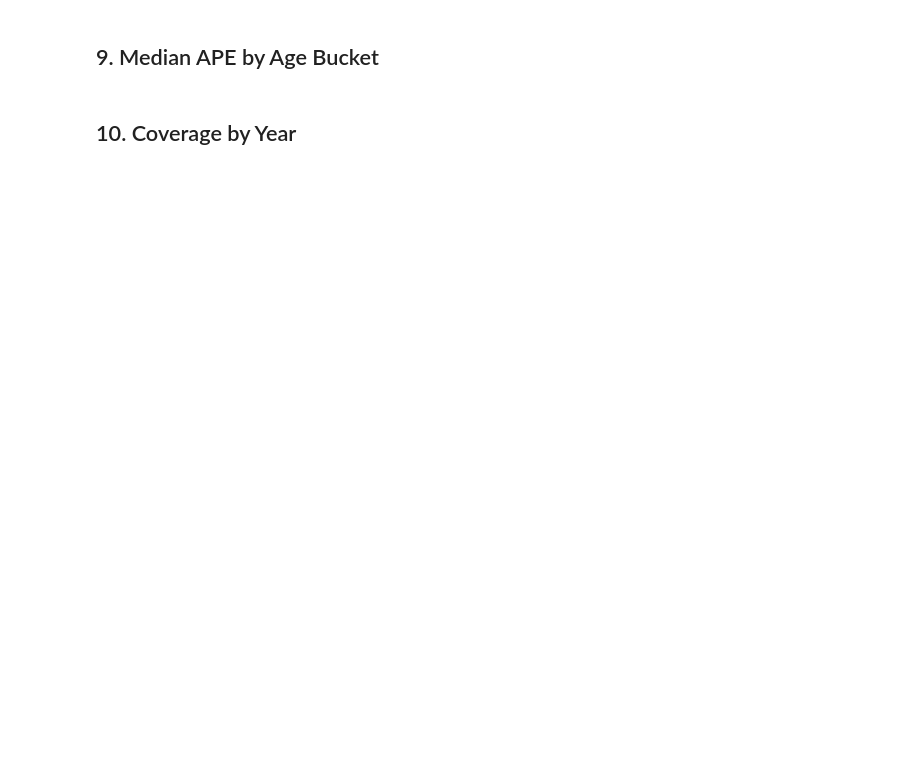
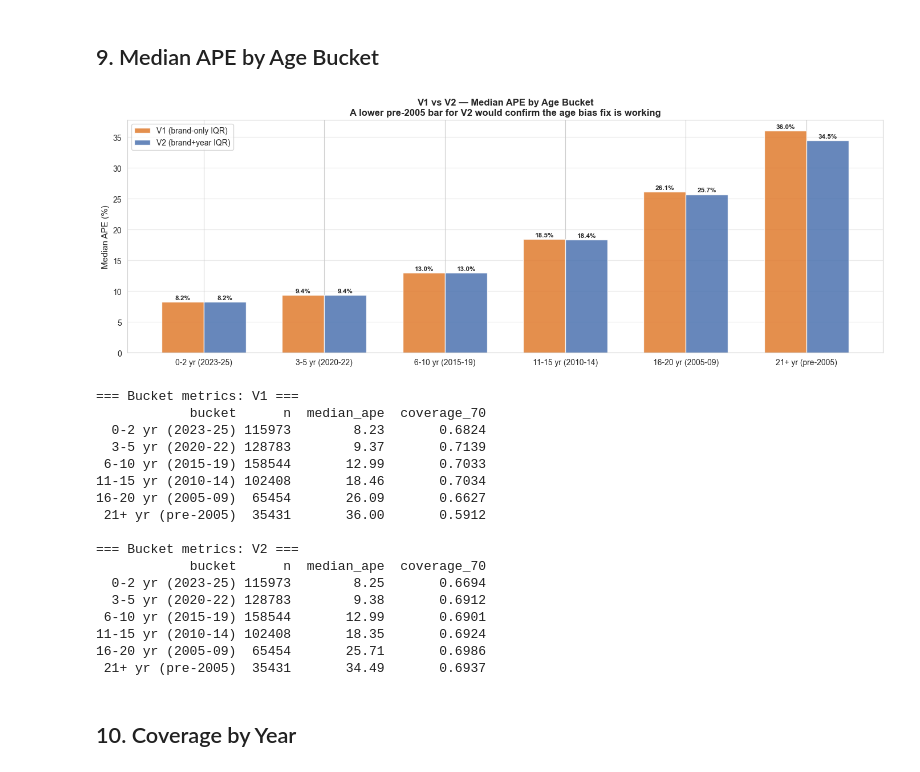
Before and after one commit to brunothefirst/car_price_prediction, a Jupyter notebook: notebooks/12_lean_v1_vs_v2_cleaning.ipynb, the cells around one changed output. Saved outputs shown, nothing was run; the diff lists cells and outputs as text; code cells hidden in the pictures; blank space fills up the shorter version.

```diff
--- a/notebooks/12_lean_v1_vs_v2_cleaning.ipynb
+++ b/notebooks/12_lean_v1_vs_v2_cleaning.ipynb
@@ -446,35 +531,54 @@ bm_v1 = bm_v1.set_index('bucket').reindex(all_buckets).reset_index().rename(colu
 bm_v2 = bm_v2.set_index('bucket').reindex(all_buckets).reset_index().rename(columns={'index': 'bucket'})
 
 x = np.arange(len(all_buckets))
 width = 0.35
 
 fig, ax = plt.subplots(figsize=(14, 5))
 bars_v1 = ax.bar(x - width/2, bm_v1['median_ape'].fillna(0), width,
                   label='V1 (brand-only IQR)', color='#E07B2E', alpha=0.85)
 bars_v2 = ax.bar(x + width/2, bm_v2['median_ape'].fillna(0), width,
                   label='V2 (brand+year IQR)', color='#4C72B0', alpha=0.85)
 
 for bars, bm in [(bars_v1, bm_v1), (bars_v2, bm_v2)]:
     for bar, val in zip(bars, bm['median_ape'].fillna(0)):
         if val > 0:
             ax.text(bar.get_x() + bar.get_width() / 2, bar.get_height() + 0.2,
                     f'{val:.1f}%', ha='center', va='bottom', fontsize=8.5, fontweight='bold')
 
 ax.set_xticks(x)
 ax.set_xticklabels(all_buckets, fontsize=10)
 ax.set_ylabel('Median APE (%)', fontsize=11)
-ax.set_title('V1 vs V2 \u2014 Median APE by Age Bucket\n'
-             'A lower pre-2005 bar for V2 confirms the age bias fix is working',
+ax.set_title('V1 vs V2 — Median APE by Age Bucket\n'
+             'A lower pre-2005 bar for V2 would confirm the age bias fix is working',
              fontsize=12, fontweight='bold')
 ax.legend(fontsize=10)
 ax.grid(axis='y', alpha=0.4)
 plt.tight_layout()
 plt.show()
 
 print('\n=== Bucket metrics: V1 ===')
 print(bm_v1[['bucket', 'n', 'median_ape', 'coverage_70']].to_string(index=False))
 print('\n=== Bucket metrics: V2 ===')
 print(bm_v2[['bucket', 'n', 'median_ape', 'coverage_70']].to_string(index=False))
+# %% [output]
+[figure, added]
+=== Bucket metrics: V1 ===
+            bucket      n  median_ape  coverage_70
+  0-2 yr (2023-25) 115973        8.23       0.6824
+  3-5 yr (2020-22) 128783        9.37       0.7139
+ 6-10 yr (2015-19) 158544       12.99       0.7033
+11-15 yr (2010-14) 102408       18.46       0.7034
+16-20 yr (2005-09)  65454       26.09       0.6627
+ 21+ yr (pre-2005)  35431       36.00       0.5912
+
+=== Bucket metrics: V2 ===
+            bucket      n  median_ape  coverage_70
+  0-2 yr (2023-25) 115973        8.25       0.6694
+  3-5 yr (2020-22) 128783        9.38       0.6912
+ 6-10 yr (2015-19) 158544       12.99       0.6901
+11-15 yr (2010-14) 102408       18.35       0.6924
+16-20 yr (2005-09)  65454       25.71       0.6986
+ 21+ yr (pre-2005)  35431       34.49       0.6937
 # %% [markdown]
 ## 10. Coverage by Year
 # %%
```
Also changed, not shown: parts of 21 cells of this notebook, 7 other files.
